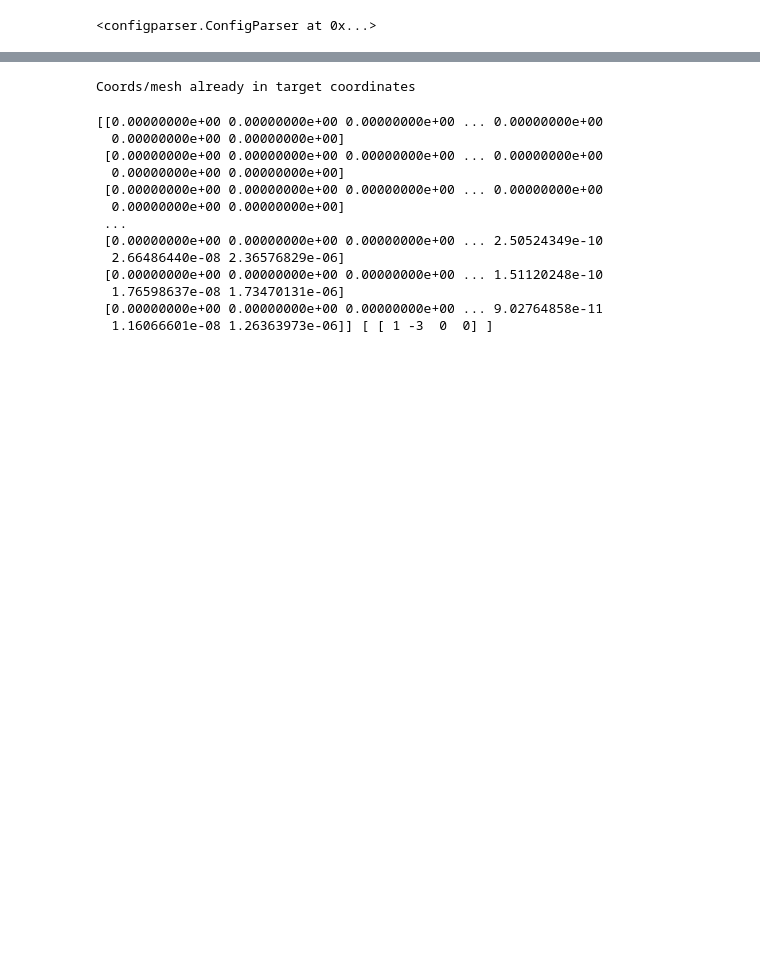
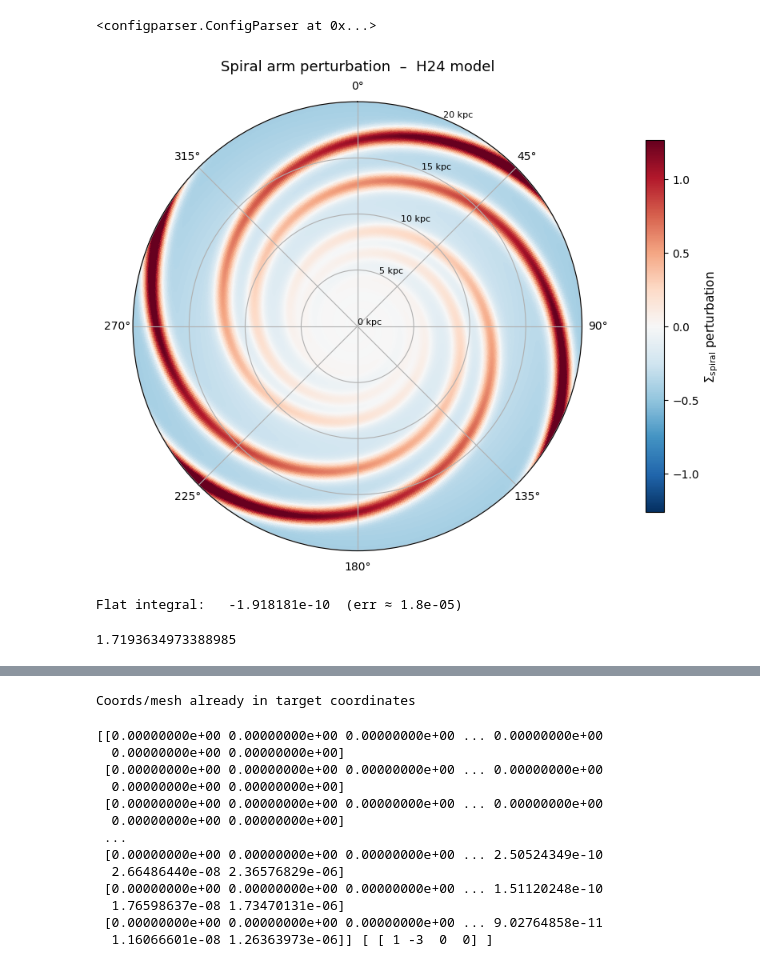
Before and after one commit to ahy97/kratos_galaxy, a Jupyter notebook: init/setup_test.ipynb, the cells around one changed output, grey strips where cells are left out. Saved outputs shown, nothing was run; the diff lists cells and outputs as text; code cells hidden in the pictures; blank space fills up the shorter version.

```diff
--- a/init/setup_test.ipynb
+++ b/init/setup_test.ipynb
@@ -32,2 +32,82 @@ config_setup( "setup.par" )
 # %% [output]
 <configparser.ConfigParser at 0x...>
+# %%
+def spiral_h24( R, phi ): #Polar modification to disc to be stored separately
+    def f( m, gam, R, phi ):
+        Ra = 9640 * units.pc / units.l0
+        i = 12.5 * np.pi / 180
+        return np.cos( m * ( phi + gam ) - ( m / np.tan( i ) ) * np.log( R / Ra ) )
+    S = 0
+    sigmasp = 5e3 * units.pc / units.l0
+    from scipy.special import iv
+    for m, gam in zip( [ 2, 2 ], [ 139.5 * np.pi / 180,
+                                   69.75 * np.pi / 180 ] ):
+        term1 = np.exp( ( -R**2 / sigmasp**2 ) * ( 1 - f( m, gam, R, phi ) ) )
+        tern2 = np.exp( -R**2 / sigmasp**2 ) * iv( 0, R**2 / sigmasp**2 )
+        S += term1 - tern2
+    R0 = 8179 * units.pc / units.l0
+    return 0.36 * R**2 / R0**2 * S
+# %%
+import numpy as np
+import matplotlib.pyplot as plt
+from matplotlib.colors import TwoSlopeNorm
+from scipy.special import iv
+# --- grid in polar coords ---
+n_r, n_phi = 400, 600
+
+R_min = 0.5  * units.pc / units.l0   # avoid log(0)  – set to ~0.5 pc
+R_max = 2e4 * units.pc / units.l0   # 20 kpc outer edge
+
+R_vals   = np.linspace(R_min, R_max, n_r)
+phi_vals = np.linspace(0, 2 * np.pi, n_phi)
+
+R_grid, phi_grid = np.meshgrid(R_vals, phi_vals)   # shape (n_phi, n_r)
+
+Z = spiral_h24(R_grid, phi_grid)
+
+# --- plot ---
+fig, ax = plt.subplots(subplot_kw={"projection": "polar"}, figsize=(8, 8))
+
+# diverging norm centred on 0 so positive/negative arms are distinct
+vmax = np.percentile(np.abs(Z), 99)          # robust colour limit
+norm = TwoSlopeNorm(vmin=-vmax, vcenter=0, vmax=vmax)
+
+mesh = ax.pcolormesh(
+    phi_grid, R_grid, Z,
+    cmap="RdBu_r",
+    norm=norm,
+    shading="auto",
+)
+
+# cosmetic tweaks
+ax.set_theta_zero_location("N")   # 0° at top (Galactic North)
+ax.set_theta_direction(-1)        # clockwise (conventional sky view)
+ax.set_rlabel_position(22.5)
+
+# convert R axis ticks back to kpc for readability
+r_ticks_kpc = np.arange(0, 21, 5)           # 0 – 20 kpc
+r_ticks_l0  = r_ticks_kpc * 1e3 * units.pc / units.l0
+ax.set_rticks(r_ticks_l0)
+ax.set_yticklabels([f"{r} kpc" for r in r_ticks_kpc], fontsize=8)
+
+cbar = fig.colorbar(mesh, ax=ax, pad=0.12, fraction=0.035)
+cbar.set_label(r"$\Sigma_\mathrm{spiral}$ perturbation", fontsize=11)
+
+ax.set_title("Spiral arm perturbation  –  H24 model", va="bottom", fontsize=13)
+plt.tight_layout()
+# %% [output]
+[figure, added]
+# %%
+result_flat, err_flat = dblquad(
+    lambda R, phi: spiral_h24(R, phi),   # func(inner, outer)
+    0, 2 * np.pi,                         # outer limits: phi in [0, 2π]
+    lambda phi: R_min,                    # inner lower: R_min (constant)
+    lambda phi: R_max,                    # inner upper: R_max (constant)
+)
+print(f"Flat integral:   {result_flat:.6e}  (err ≈ {err_flat:.1e})")
+# %% [output]
+Flat integral:   -1.918181e-10  (err ≈ 1.8e-05)
+# %%
+np.max( Z )
+# %% [output]
+1.7193634973388985
```
Also changed, not shown: parts of 6 cells of this notebook, 8 other files.
